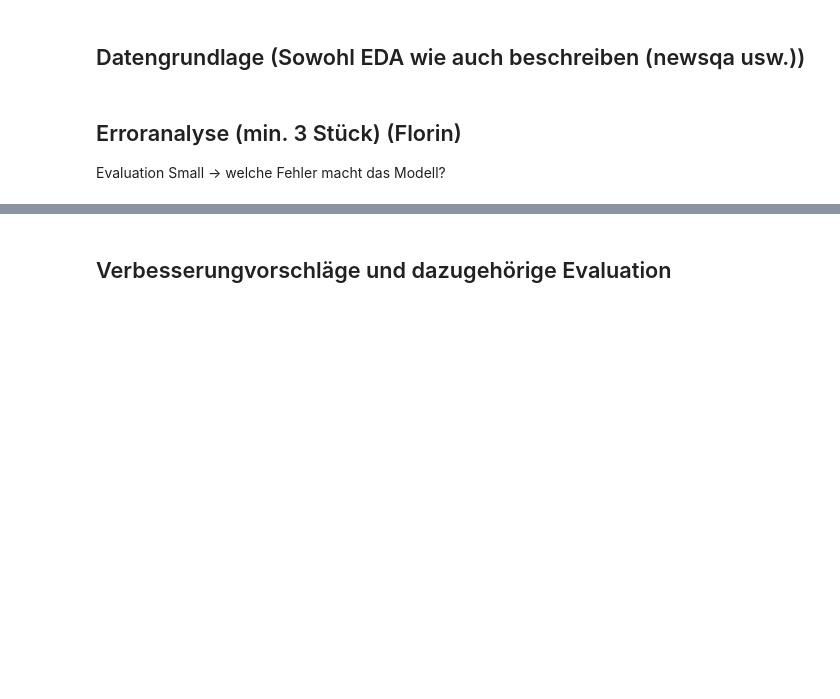
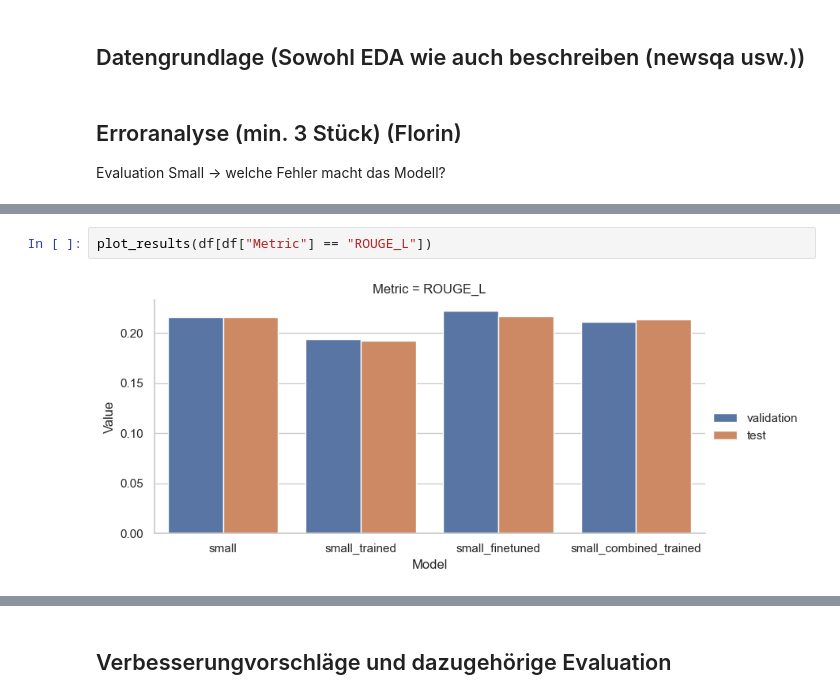
Before and after one commit to swiggy123/npr_mc2, a Jupyter notebook: report.ipynb, the cells around one changed output, grey strips where cells are left out. Cells and saved outputs as stored; diff of their text form; blank space fills up the shorter version.

```diff
--- a/report.ipynb
+++ b/report.ipynb
@@ -131,0 +200,4 @@ Evaluation Small -> welche Fehler macht das Modell?
+# %%
+plot_results(df[df["Metric"] == "ROUGE_L"])
+# %% [output]
+[figure, added]
```
Also changed, not shown: parts of 37 cells of this notebook.
